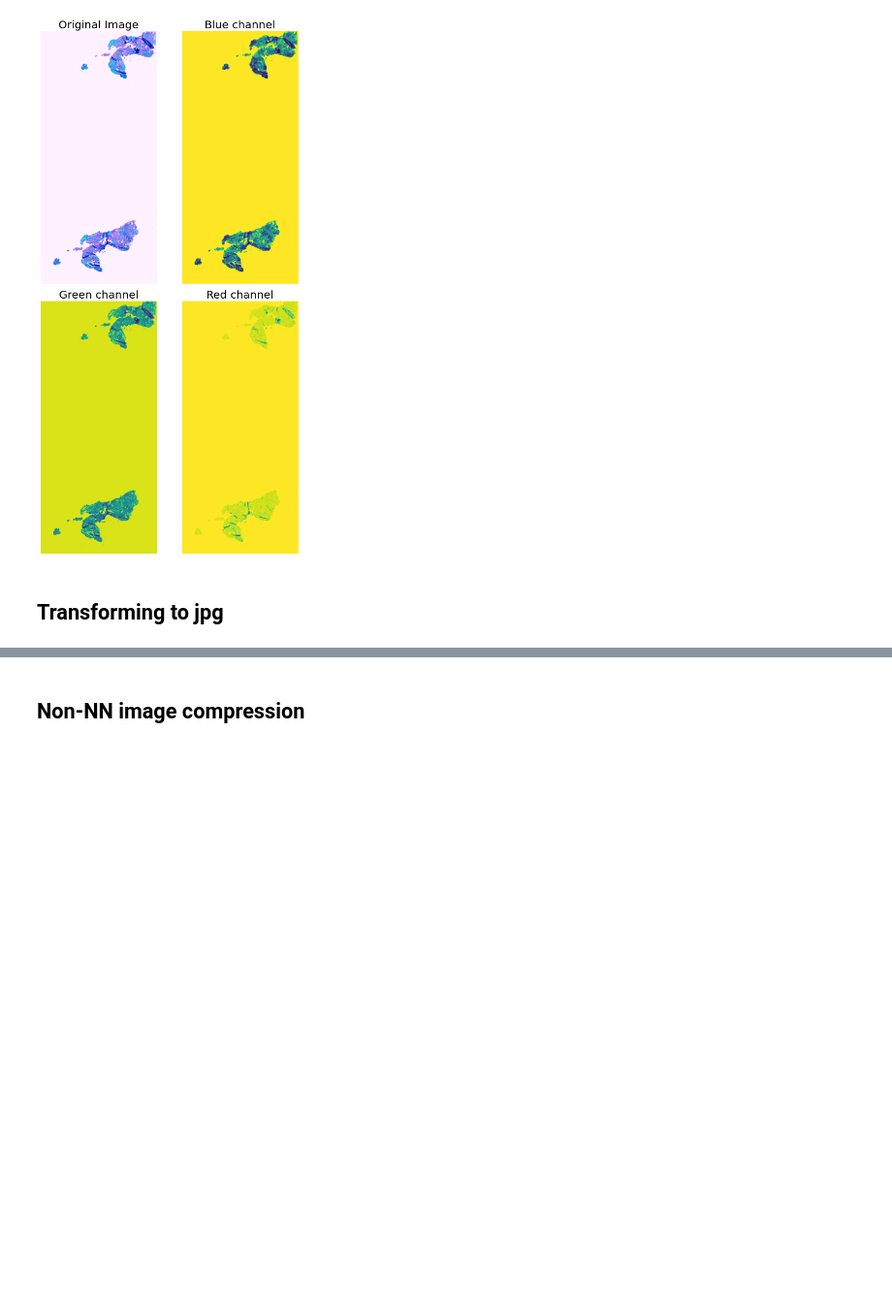
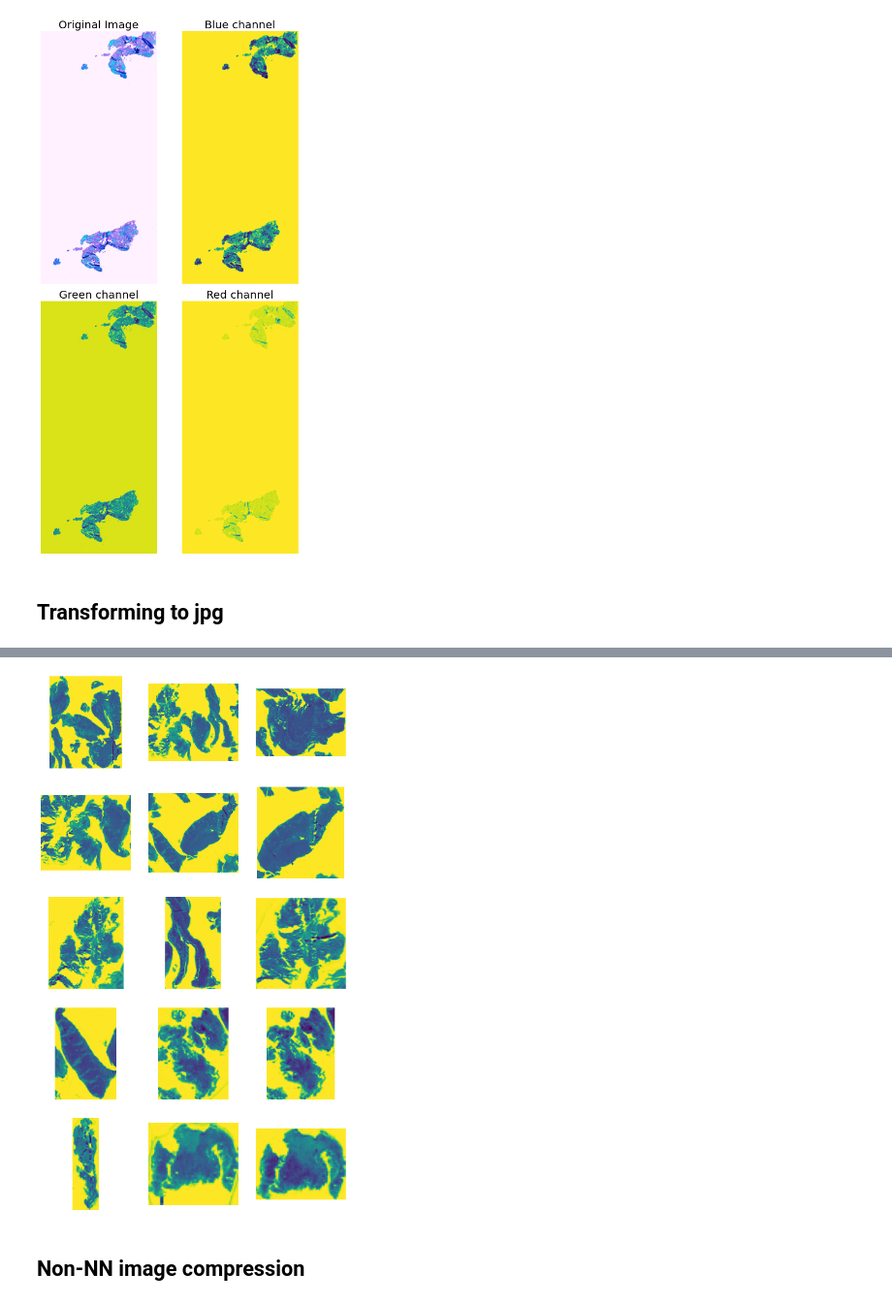
Before and after one commit to EnriqueProjectsIA/Mayo-Clinic---STRIP-AI, a Jupyter notebook: Mayo_clinic_exploration+CNN.ipynb, the cells around one changed output, grey strips where cells are left out. Shown at 97% size. Saved outputs shown, nothing was run; the diff lists cells and outputs as text; code cells hidden in the pictures; blank space fills up the shorter version.

```diff
--- a/Mayo_clinic_exploration+CNN.ipynb
+++ b/Mayo_clinic_exploration+CNN.ipynb
@@ -206,3 +334,19 @@ for folder in folders:
+# %%
+def plot_objects(object_coordinates, image):
+    plt.figure(figsize=(10,18))
+    for i in range(len(object_coordinates)):
+        ax = plt.subplot(int(np.ceil(len(object_coordinates)/3)),3,i+1)
+        coordinates = object_coordinates[i]
+        # print(coordinates)
+        object_image = image[int(coordinates[0]):int(coordinates[2]), int(coordinates[1]):int(coordinates[3])]
+        plt.imshow(object_image)
+        ax.axis('off')
+    plt.show()
+
+
+plot_objects(object_coordinates, img)
+# %% [output]
+[figure, added]
 # %% [markdown]
 ## Non-NN image compression
 # %% [markdown]
```
Also changed, not shown: parts of 12 cells of this notebook.
